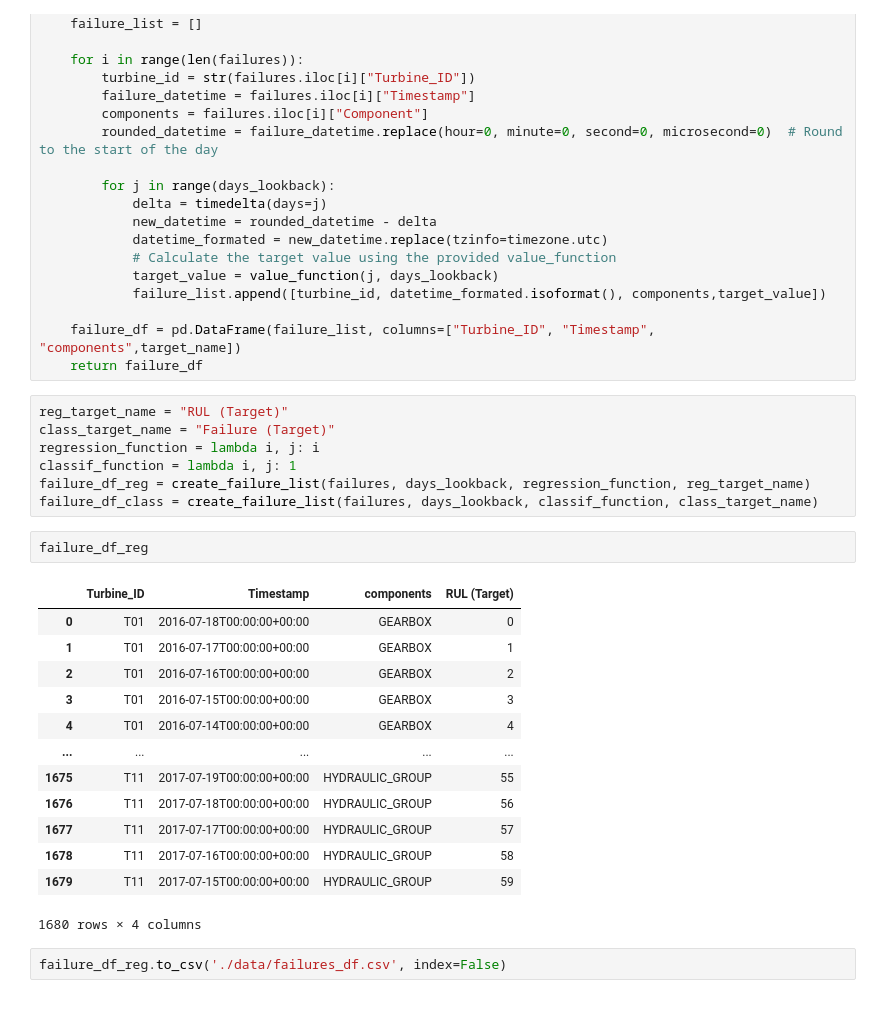
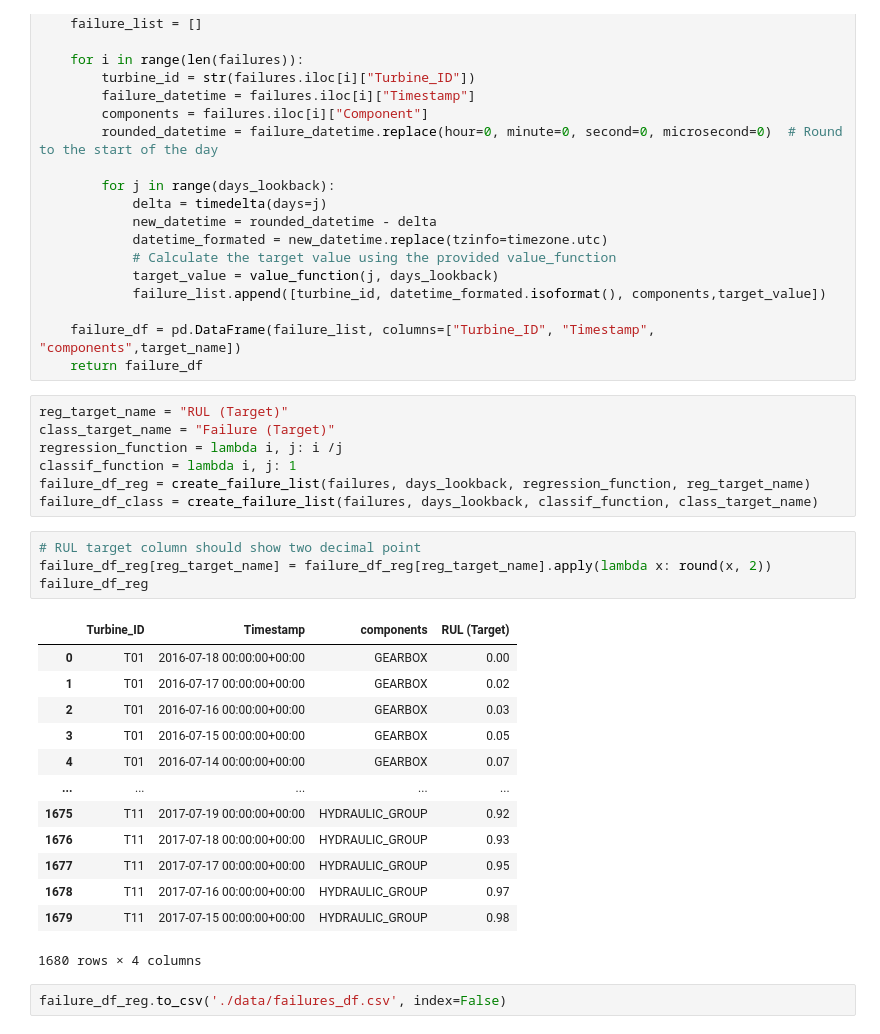
Before and after one commit to Supriya251998/wind_Turbine, a Jupyter notebook: Initial_data_preparation.ipynb, the cells around one changed output. Drawn from its saved outputs; the diff is of its cells as text.

```diff
--- a/Initial_data_preparation.ipynb
+++ b/Initial_data_preparation.ipynb
@@ -220,26 +220,28 @@ def create_failure_list(failures: pd.DataFrame, days_lookback: int, value_functi
 # %%
 reg_target_name = "RUL (Target)"
 class_target_name = "Failure (Target)"
-regression_function = lambda i, j: i
+regression_function = lambda i, j: i /j
 classif_function = lambda i, j: 1
 failure_df_reg = create_failure_list(failures, days_lookback, regression_function, reg_target_name)
 failure_df_class = create_failure_list(failures, days_lookback, classif_function, class_target_name)
-# %%
-failure_df_reg
-# %% [output]
-|  | Turbine_ID | Timestamp | components | RUL (Target) |
-| 0 | T01 | 2016-07-18T00:00:00+00:00 | GEARBOX | 0 |
-| 1 | T01 | 2016-07-17T00:00:00+00:00 | GEARBOX | 1 |
-| 2 | T01 | 2016-07-16T00:00:00+00:00 | GEARBOX | 2 |
-| 3 | T01 | 2016-07-15T00:00:00+00:00 | GEARBOX | 3 |
-| 4 | T01 | 2016-07-14T00:00:00+00:00 | GEARBOX | 4 |
-| ... | ... | ... | ... | ... |
-| 1675 | T11 | 2017-07-19T00:00:00+00:00 | HYDRAULIC_GROUP | 55 |
-| 1676 | T11 | 2017-07-18T00:00:00+00:00 | HYDRAULIC_GROUP | 56 |
-| 1677 | T11 | 2017-07-17T00:00:00+00:00 | HYDRAULIC_GROUP | 57 |
-| 1678 | T11 | 2017-07-16T00:00:00+00:00 | HYDRAULIC_GROUP | 58 |
-| 1679 | T11 | 2017-07-15T00:00:00+00:00 | HYDRAULIC_GROUP | 59 |
-1680 rows × 4 columns
+# %%
+# RUL target column should show two decimal point
+failure_df_reg[reg_target_name] = failure_df_reg[reg_target_name].apply(lambda x: round(x, 2))
+failure_df_reg
+# %% [output]
+|  | Turbine_ID | Timestamp | components | RUL (Target) |
+| 0 | T01 | 2016-07-18 00:00:00+00:00 | GEARBOX | 0.00 |
+| 1 | T01 | 2016-07-17 00:00:00+00:00 | GEARBOX | 0.02 |
+| 2 | T01 | 2016-07-16 00:00:00+00:00 | GEARBOX | 0.03 |
+| 3 | T01 | 2016-07-15 00:00:00+00:00 | GEARBOX | 0.05 |
+| 4 | T01 | 2016-07-14 00:00:00+00:00 | GEARBOX | 0.07 |
+| ... | ... | ... | ... | ... |
+| 1675 | T11 | 2017-07-19 00:00:00+00:00 | HYDRAULIC_GROUP | 0.92 |
+| 1676 | T11 | 2017-07-18 00:00:00+00:00 | HYDRAULIC_GROUP | 0.93 |
+| 1677 | T11 | 2017-07-17 00:00:00+00:00 | HYDRAULIC_GROUP | 0.95 |
+| 1678 | T11 | 2017-07-16 00:00:00+00:00 | HYDRAULIC_GROUP | 0.97 |
+| 1679 | T11 | 2017-07-15 00:00:00+00:00 | HYDRAULIC_GROUP | 0.98 |
+1680 rows × 4 columns
 # %%
 failure_df_reg.to_csv('./data/failures_df.csv', index=False)
 # %%
```
Also changed, not shown: parts of 4 cells of this notebook.
